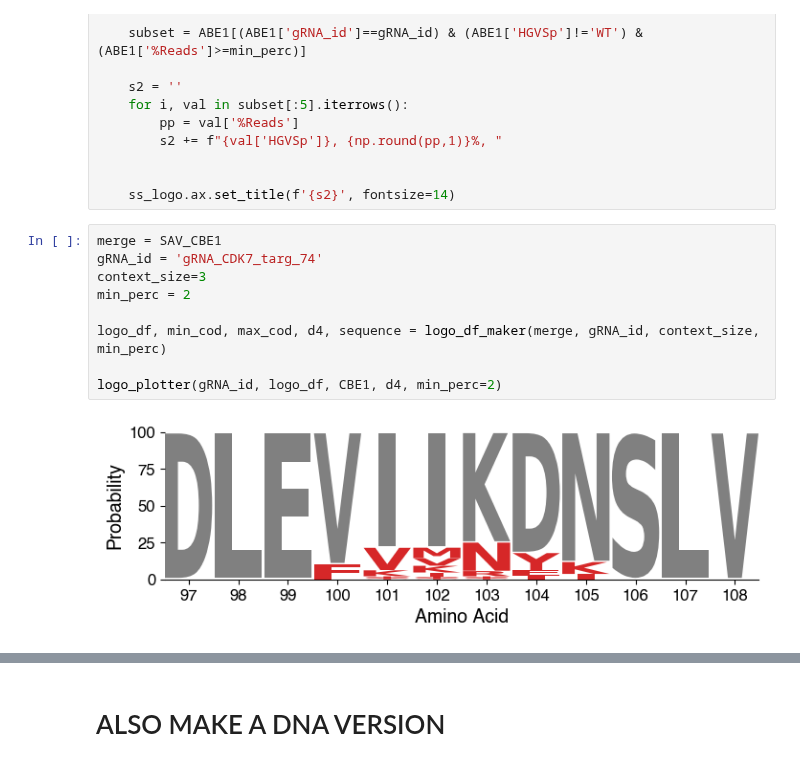
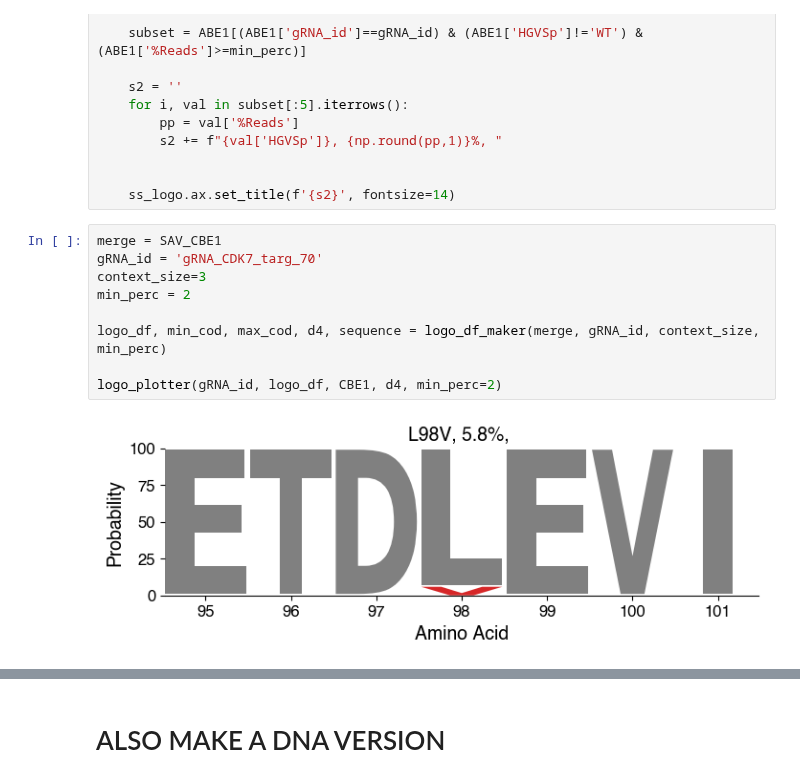
Before and after one commit to samgould2/CDK-BE-mutagenesis, a Jupyter notebook: notebooks/09_analysis_and_viz/logo_plots.ipynb, the cells around one changed output, grey strips where cells are left out. Drawn from its saved outputs; the diff is of its cells as text.

Commit message:
figure generation cdk246

```diff
--- a/notebooks/09_analysis_and_viz/logo_plots.ipynb
+++ b/notebooks/09_analysis_and_viz/logo_plots.ipynb
@@ -158,12 +166,12 @@ def logo_plotter(gRNA_id, logo_df, ABE1, d4, min_perc):
     ss_logo.ax.set_title(f'{s2}', fontsize=14)
 # %%
 merge = SAV_CBE1
-gRNA_id = 'gRNA_CDK7_targ_74'
+gRNA_id = 'gRNA_CDK7_targ_70'
 context_size=3
 min_perc = 2
 
 logo_df, min_cod, max_cod, d4, sequence = logo_df_maker(merge, gRNA_id, context_size, min_perc)
 
 logo_plotter(gRNA_id, logo_df, CBE1, d4, min_perc=2)
 # %% [output]
-[figure, old version]
+[figure, new version]
```
Also changed, not shown: parts of 27 cells of this notebook, 50 other files.
